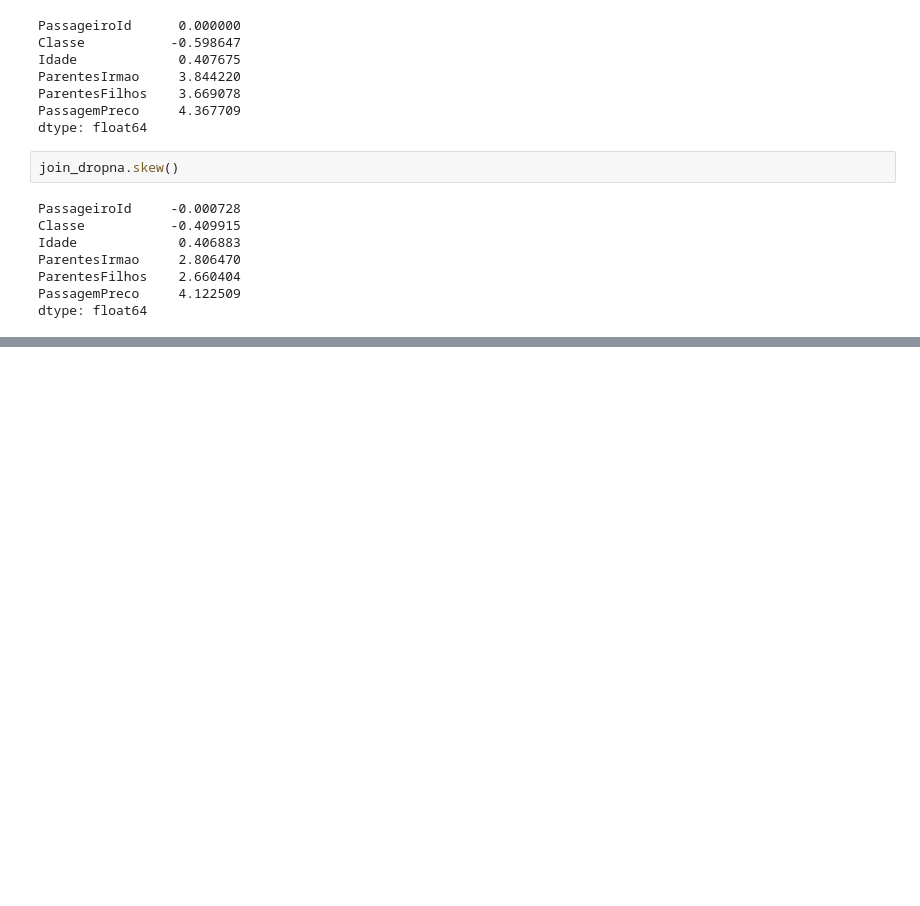
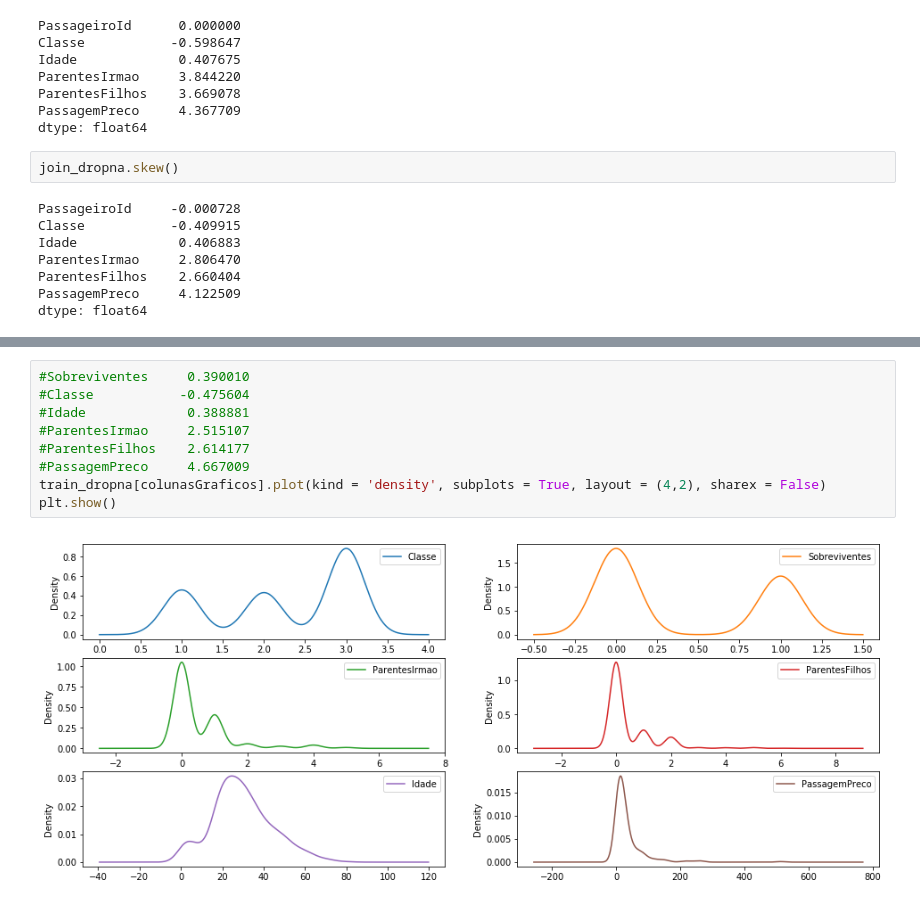
Before and after one commit to silvanopessoa/titanic, a Jupyter notebook: titanic-datamunging.ipynb, the cells around one changed output, grey strips where cells are left out. Cells and saved outputs as stored; diff of their text form; blank space fills up the shorter version.

```diff
--- a/titanic-datamunging.ipynb
+++ b/titanic-datamunging.ipynb
@@ -991,0 +1035,11 @@ dtype: float64
+# %%
+#Sobreviventes     0.390010
+#Classe           -0.475604
+#Idade             0.388881
+#ParentesIrmao     2.515107
+#ParentesFilhos    2.614177
+#PassagemPreco     4.667009
+train_dropna[colunasGraficos].plot(kind = 'density', subplots = True, layout = (4,2), sharex = False)
+plt.show()
+# %% [output]
+[figure, added]
```
Also changed, not shown: parts of 15 cells of this notebook, 1 other file.
